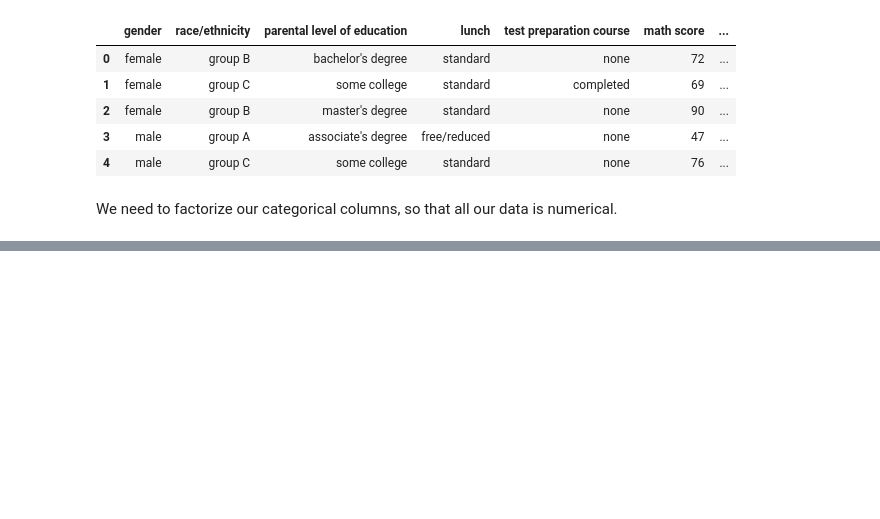
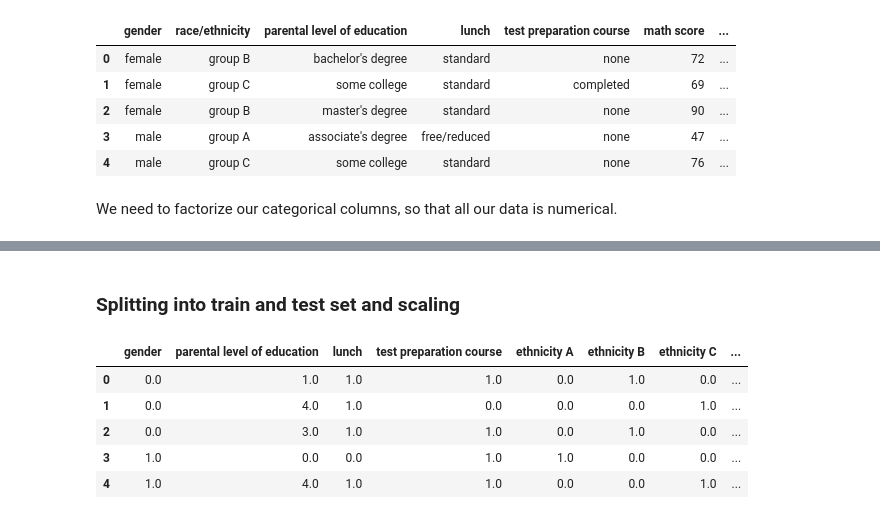
Before and after one commit to lascha212/F21DL, a Jupyter notebook: labs.ipynb, the cells around one changed output, grey strips where cells are left out. Saved outputs shown, nothing was run; the diff lists cells and outputs as text; code cells hidden in the pictures; blank space fills up the shorter version.

```diff
--- a/labs.ipynb
+++ b/labs.ipynb
@@ -112,0 +84,11 @@ NameError: name 'data' is not defined
+# %%
+# Keep hold of the original dataframe.
+df = data.copy()
+
+# In our data, the ordinal columns would be: 'parental level of education'.
+from sklearn.preprocessing import OrdinalEncoder
+
+ordinal_enc = OrdinalEncoder()  # TODO:
+df['parental level of education'] = ordinal_enc.fit_transform(df[['parental level of education']])
+
+df.head()  # Data with numerical values for 'parental level of education'.
@@ -112,0 +102,10 @@ NameError: name 'data' is not defined
+# %%
+# Now our leftover categorical values are all without any natural ordering. The following columns must be transformed: gender, ethnicity, lunch, test preparation course.
+from sklearn.preprocessing import OneHotEncoder
+
+onehot_enc = OneHotEncoder(drop='if_binary', sparse=False)
+
+# The following attributes are all binary attributes and since drop = 'if_binary', the encoder will drop the second column as it is redundant information.
+binary_onehot = data[['gender', 'lunch', 'test preparation course']]
+df[['gender', 'lunch', 'test preparation course']] = onehot_enc.fit_transform(binary_onehot)
+df.head()
@@ -112,0 +119,6 @@ NameError: name 'data' is not defined
+# %%
+# Now the only leftover categorical data is 'race/ethnicity'. Let's convert this as well.
+df[['ethnicity A', 'ethnicity B', 'ethnicity C', 'ethnicity D', 'ethnicity E']] = onehot_enc.fit_transform(df[['race/ethnicity']])
+
+df = df.drop(axis=1, columns=['race/ethnicity'])  # Drop the column containing categorical data.
+df.head()
@@ -112,0 +132,15 @@ NameError: name 'data' is not defined
+# %% [markdown]
+### Splitting into train and test set and scaling
+# %%
+# Data where we keep the maths score numerical:
+X = df[['gender', 'parental level of education', 'lunch', 'test preparation course', 'ethnicity A', 'ethnicity B', 'ethnicity C', 'ethnicity D', 'ethnicity E', 'reading score', 'writing score']]
+y = df[['math score']]
+
+X.head()
+# %% [output]
+|  | gender | parental level of education | lunch | test preparation course | ethnicity A | ethnicity B | ethnicity C | ... |
+| 0 | 0.0 | 1.0 | 1.0 | 1.0 | 0.0 | 1.0 | 0.0 | ... |
+| 1 | 0.0 | 4.0 | 1.0 | 0.0 | 0.0 | 0.0 | 1.0 | ... |
+| 2 | 0.0 | 3.0 | 1.0 | 1.0 | 0.0 | 1.0 | 0.0 | ... |
+| 3 | 1.0 | 0.0 | 0.0 | 1.0 | 1.0 | 0.0 | 0.0 | ... |
+| 4 | 1.0 | 4.0 | 1.0 | 1.0 | 0.0 | 0.0 | 1.0 | ... |
```
Also changed, not shown: parts of 9 cells of this notebook.
